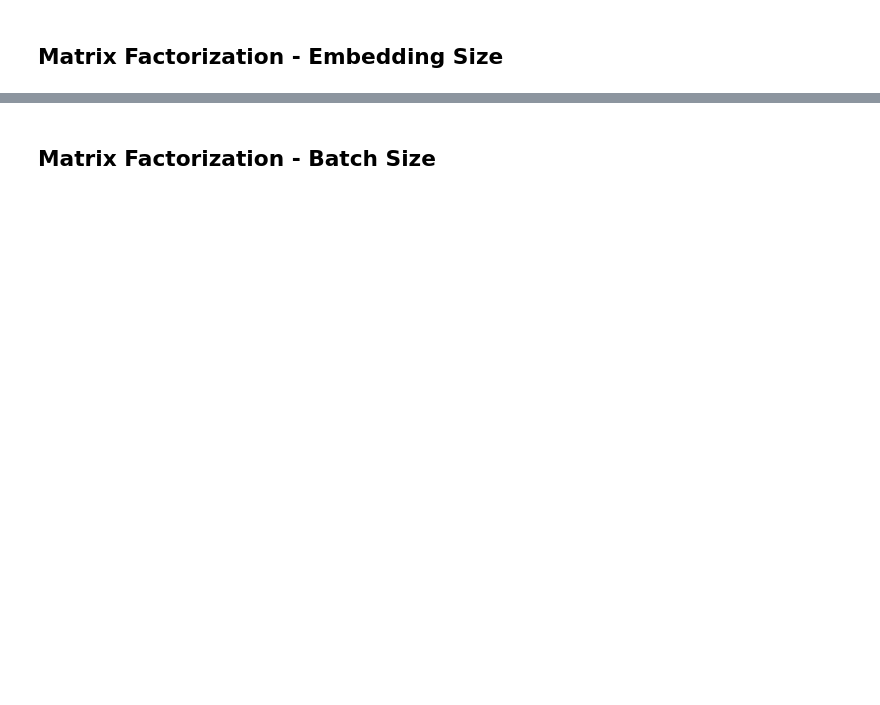
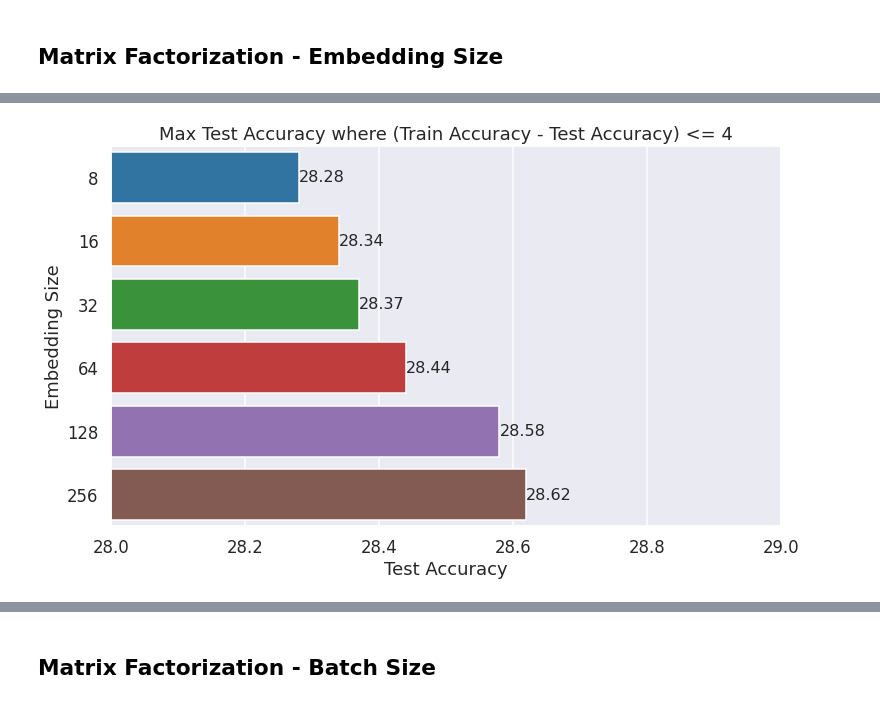
Before and after one commit to hardikp/movielens, a Jupyter notebook: logs/plot_datapoints.ipynb, the cells around one changed output, grey strips where cells are left out. Saved outputs shown, nothing was run; the diff lists cells and outputs as text; code cells hidden in the pictures; blank space fills up the shorter version.

```diff
--- a/logs/plot_datapoints.ipynb
+++ b/logs/plot_datapoints.ipynb
@@ -92,3 +161,17 @@ def plot_multiple_epochs(labels, file_keys, epoch_offset, plot_label):
+# %%
+labels = ['8', '16', '32', '64', '128', '256']
+file_keys = [
+    'mf_50_512_0.001_8_0.0_False',
+    'mf_50_512_0.001_16_0.0_False',
+    'mf_50_512_0.001_32_0.0_False',
+    'mf_50_512_0.001_64_0.0_False',
+    'mf_50_512_0.001_128_0.0_False',
+    'mf_50_512_0.001_256_0.0_False',
+]
+accuracies = [get_data(files[file_key]).max_test_accuracy(max_diff=4) for file_key in file_keys]
+bar_plot(labels, accuracies, 'Test Accuracy', 'Embedding Size', 'Max Test Accuracy where (Train Accuracy - Test Accuracy) <= 4')
+# %% [output]
+[figure, added]
 # %%
 labels = ['8', '16', '32', '64', '128', '256']
 file_keys = [
```
Also changed, not shown: parts of 23 cells of this notebook, 1 other file.
